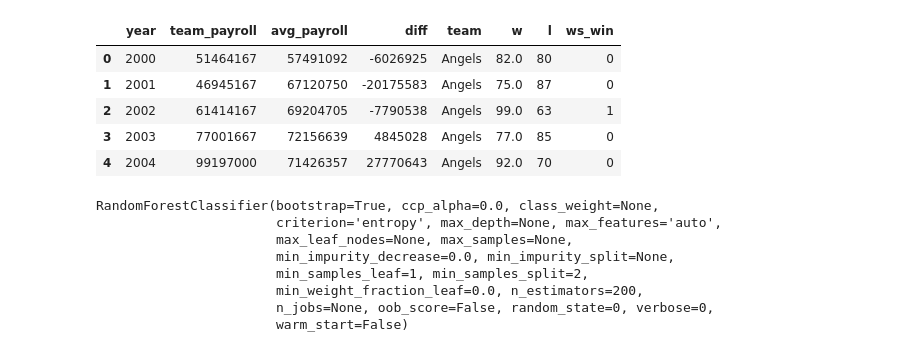
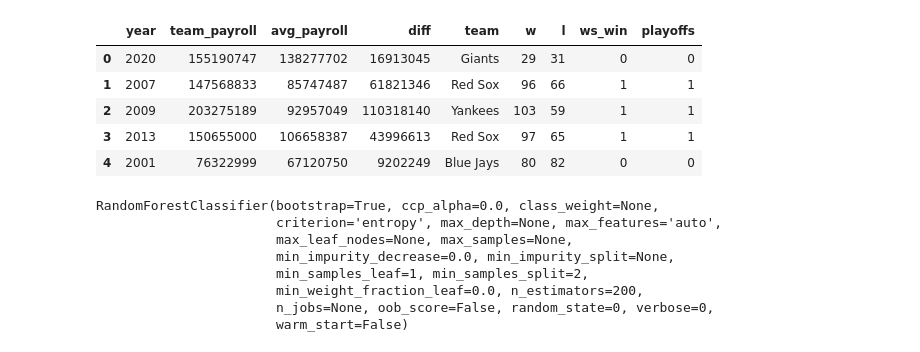
Before and after one commit to damienfranco/MLB_WARP_vs_Salary, a Jupyter notebook: MLB_machinelearning.ipynb, the cells around one changed output. Saved outputs shown, nothing was run; the diff lists cells and outputs as text; code cells hidden in the pictures.

```diff
--- a/MLB_machinelearning.ipynb
+++ b/MLB_machinelearning.ipynb
@@ -5,18 +5,18 @@ import pandas as pd
 # %%
 # Importing the datasets
 
-datasets = pd.read_csv('Resources/team_salary.csv')
-X = datasets.iloc[:, [2,3]].values
-Y = datasets.iloc[:, -1].values
+datasets = pd.read_csv('Resources/team_payroll_playoffs.csv')
+X = datasets.iloc[:, [1,3]].values
+Y = datasets.iloc[:, 5].values
 
 datasets.head()
 # %% [output]
-|  | year | team_payroll | avg_payroll | diff | team | w | l | ws_win |
-| 0 | 2000 | 51464167 | 57491092 | -6026925 | Angels | 82.0 | 80 | 0 |
-| 1 | 2001 | 46945167 | 67120750 | -20175583 | Angels | 75.0 | 87 | 0 |
-| 2 | 2002 | 61414167 | 69204705 | -7790538 | Angels | 99.0 | 63 | 1 |
-| 3 | 2003 | 77001667 | 72156639 | 4845028 | Angels | 77.0 | 85 | 0 |
-| 4 | 2004 | 99197000 | 71426357 | 27770643 | Angels | 92.0 | 70 | 0 |
+|  | year | team_payroll | avg_payroll | diff | team | w | l | ws_win | playoffs |
+| 0 | 2020 | 155190747 | 138277702 | 16913045 | Giants | 29 | 31 | 0 | 0 |
+| 1 | 2007 | 147568833 | 85747487 | 61821346 | Red Sox | 96 | 66 | 1 | 1 |
+| 2 | 2009 | 203275189 | 92957049 | 110318140 | Yankees | 103 | 59 | 1 | 1 |
+| 3 | 2013 | 150655000 | 106658387 | 43996613 | Red Sox | 97 | 65 | 1 | 1 |
+| 4 | 2001 | 76322999 | 67120750 | 9202249 | Blue Jays | 80 | 82 | 0 | 0 |
 # %%
 # Splitting the dataset into the Training set and Test set
 
```
Also changed, not shown: parts of 3 cells of this notebook.
